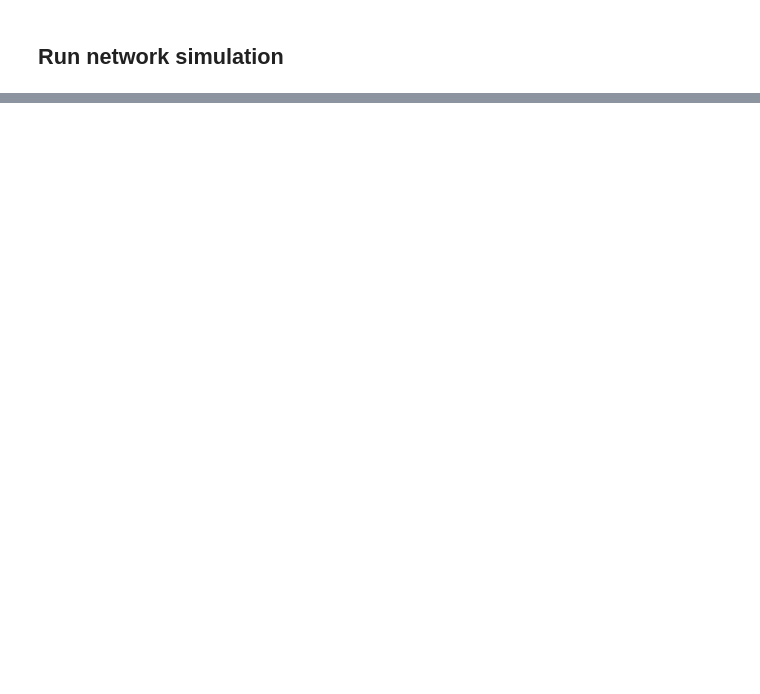
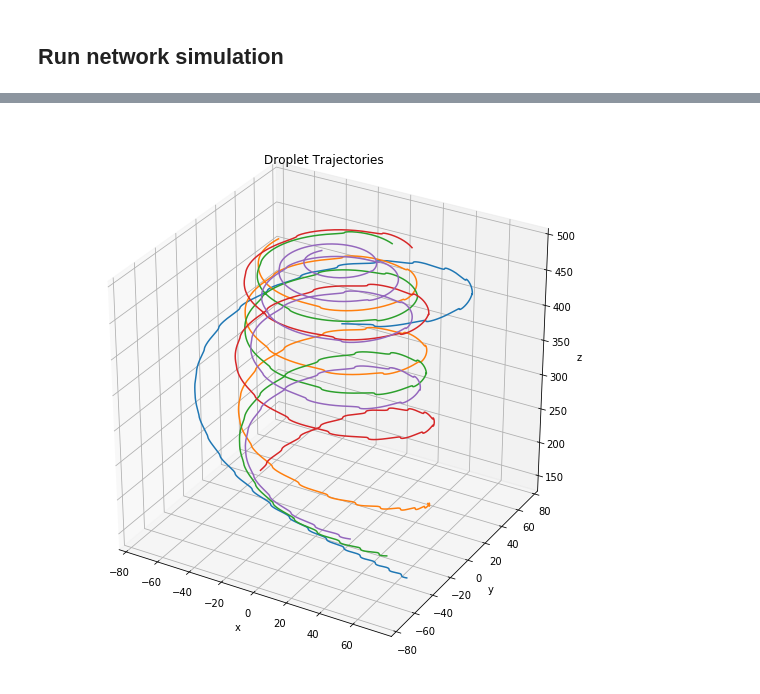
Before and after one commit to dpploy/cortix-nb, a Jupyter notebook: run_droplet.ipynb, the cells around one changed output, grey strips where cells are left out. Drawn from its saved outputs; the diff is of its cells as text; code cells hidden in the pictures; blank space fills up the shorter version.

```diff
--- a/run_droplet.ipynb
+++ b/run_droplet.ipynb
@@ -126,0 +129,10 @@ liq_phase = droplet_1.liquid_phase # data is lost
+# %%
+'''DataPlot Module'''
+
+data_plot = cortix.modules[1]
+data_plot.data = data_plot.state
+data_plot.plot_data()
+plt.rcParams['figure.figsize'] = [10,10]
+plt.show()
+# %% [output]
+[figure, added]
```
Also changed, not shown: parts of 10 cells of this notebook.
